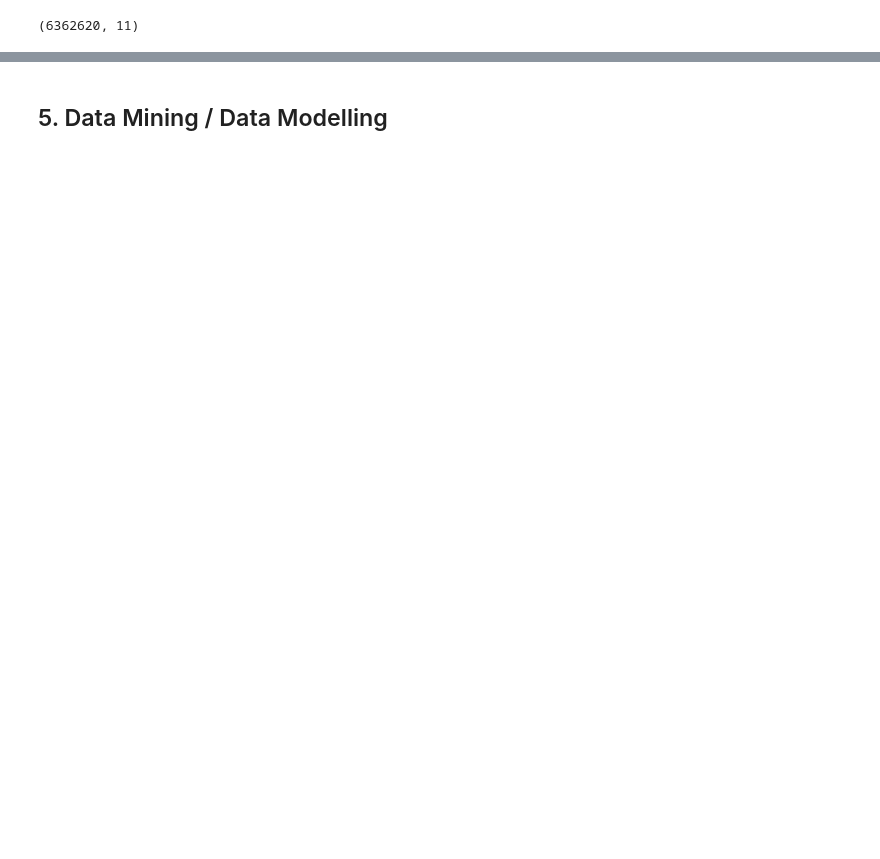
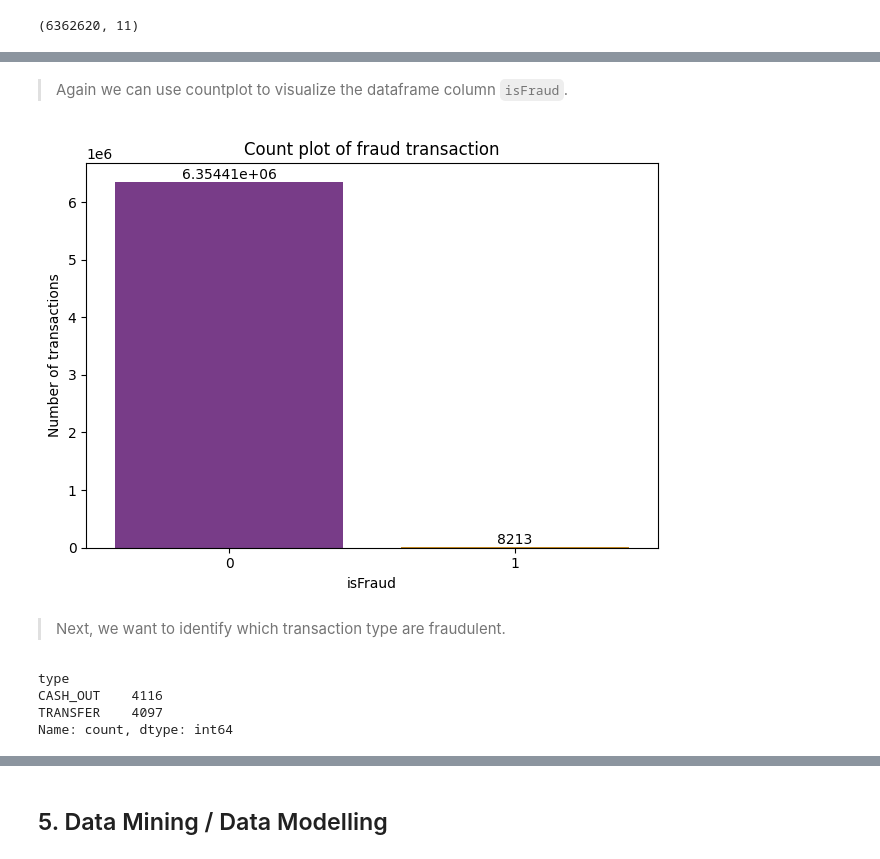
Before and after one commit to V3ness/Data-Science-Fundamentals-Project, a Jupyter notebook: project.ipynb, the cells around one changed output, grey strips where cells are left out. Cells and saved outputs as stored; diff of their text form; code cells hidden in the pictures; blank space fills up the shorter version.

```diff
--- a/project.ipynb
+++ b/project.ipynb
@@ -116,0 +175,21 @@ df.describe()
+# %% [markdown]
+> Again we can use countplot to visualize the dataframe column `isFraud`.
+# %%
+ax = sns.countplot(x='isFraud', data=df, palette='CMRmap')
+for container in ax.containers:
+    ax.bar_label(container)
+plt.title('Count plot of fraud transaction')
+plt.ylabel('Number of transactions')
+plt.tight_layout()
+# %% [output]
+[figure, added]
+# %% [markdown]
+> Next, we want to identify which transaction type are fraudulent.
+# %%
+fraudulent_types = df[df['isFraud'] == 1]['type'].value_counts()
+print(fraudulent_types)
+# %% [output]
+type
+CASH_OUT    4116
+TRANSFER    4097
+Name: count, dtype: int64
```
Also changed, not shown: parts of 28 cells of this notebook.
